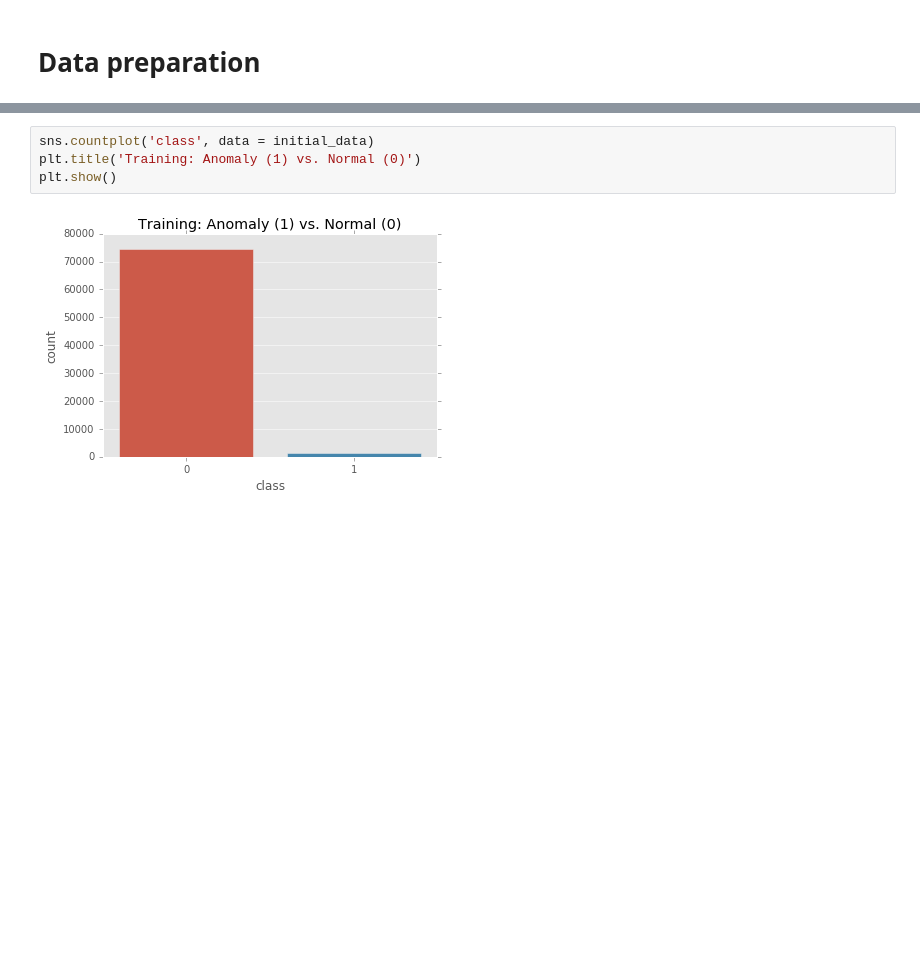
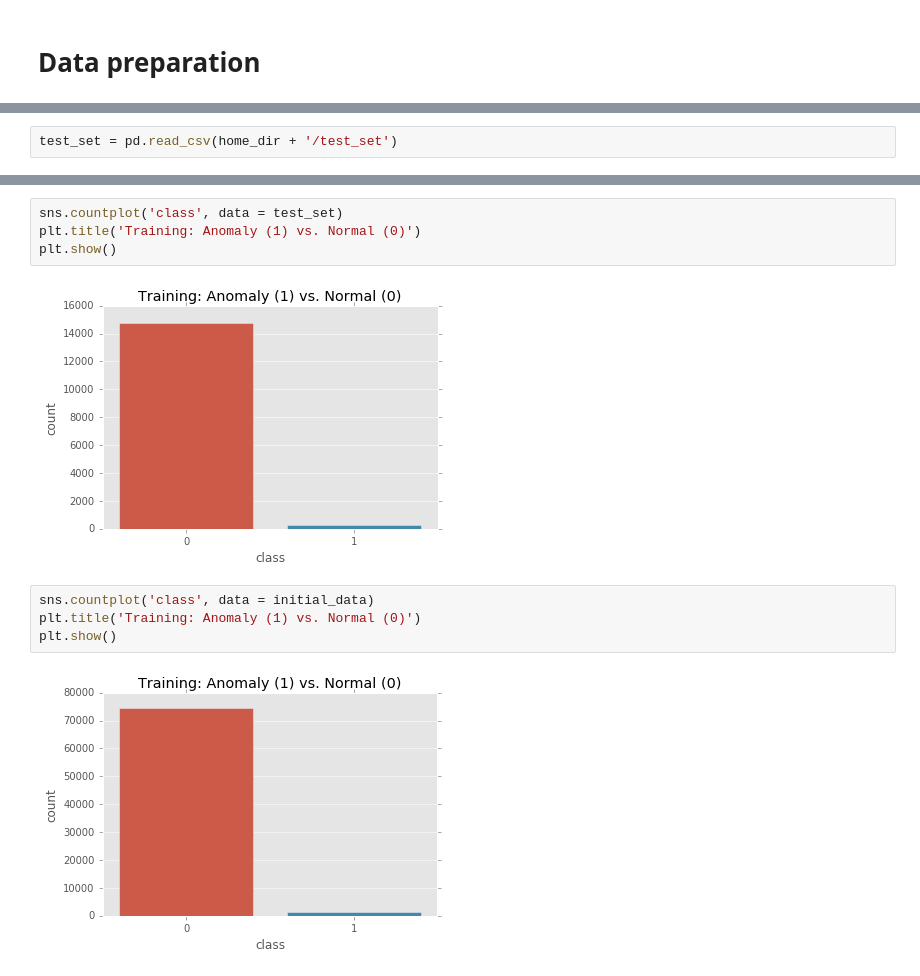
Before and after one commit to ciaskious/new_thesis, a Jupyter notebook: KNN.ipynb, the cells around one changed output, grey strips where cells are left out. Saved outputs shown, nothing was run; the diff lists cells and outputs as text; blank space fills up the shorter version.

```diff
--- a/KNN.ipynb
+++ b/KNN.ipynb
@@ -43,3 +44,5 @@ init_data_x.head(5)
 | 3 | 3.129575e-05 | 0.0 | 0.000056 | 5.435577e-05 | 0.0 | 0.0 | 0.0 | 0.0 | 0.0 | 0.000262 | ... | ... |
 | 4 | 5.442549e-04 | 0.0 | 0.000011 | 0.000000e+00 | 0.0 | 0.0 | 0.0 | 0.0 | 0.0 | 0.000826 | ... | ... |
 5 rows × 170 columns
+# %%
+test_set = pd.read_csv(home_dir + '/test_set')
@@ -46,3 +73,9 @@ init_data_x.head(5)
+# %%
+sns.countplot('class', data = test_set)
+plt.title('Training: Anomaly (1) vs. Normal (0)')
+plt.show()
+# %% [output]
+[figure, added]
 # %%
 sns.countplot('class', data = initial_data)
 plt.title('Training: Anomaly (1) vs. Normal (0)')
```
Also changed, not shown: parts of 13 cells of this notebook, 3 other files.
